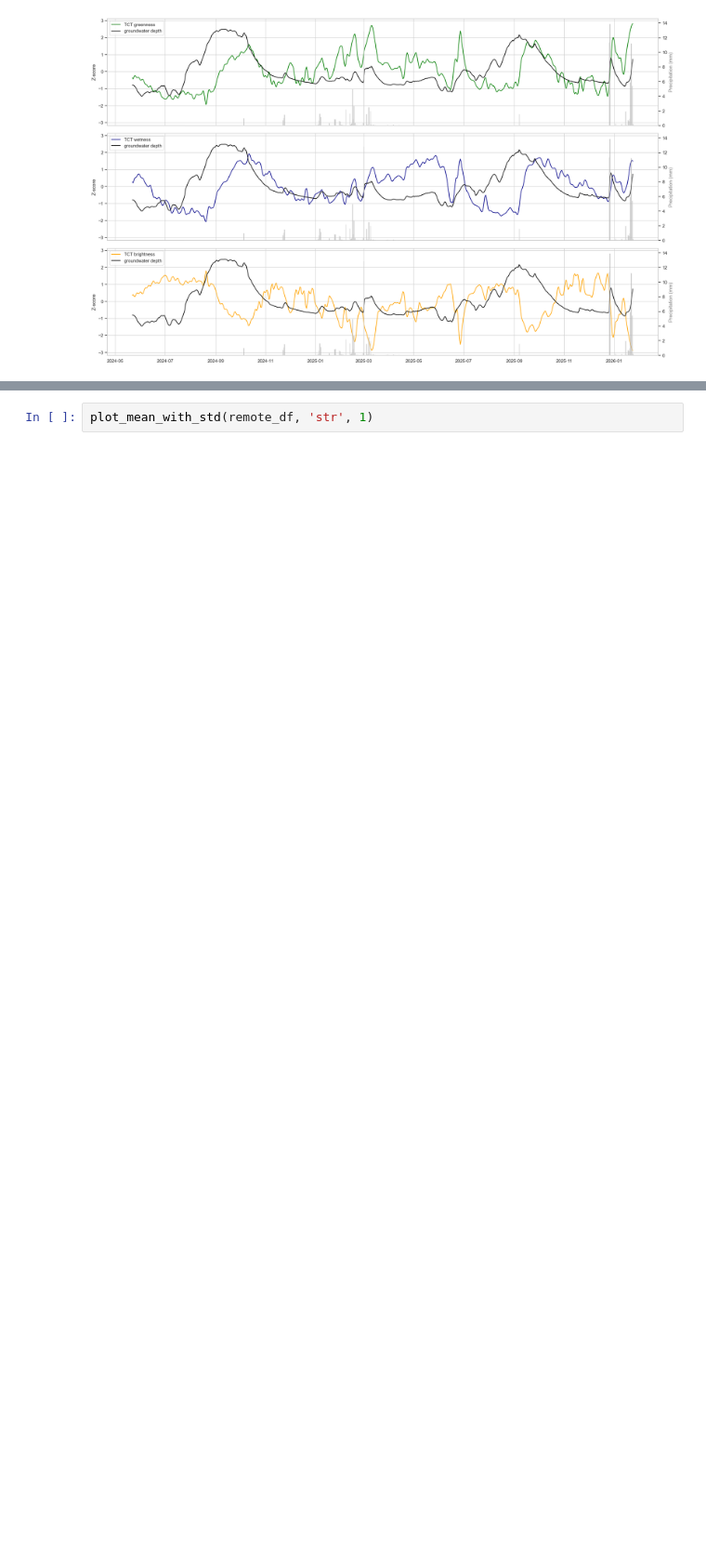
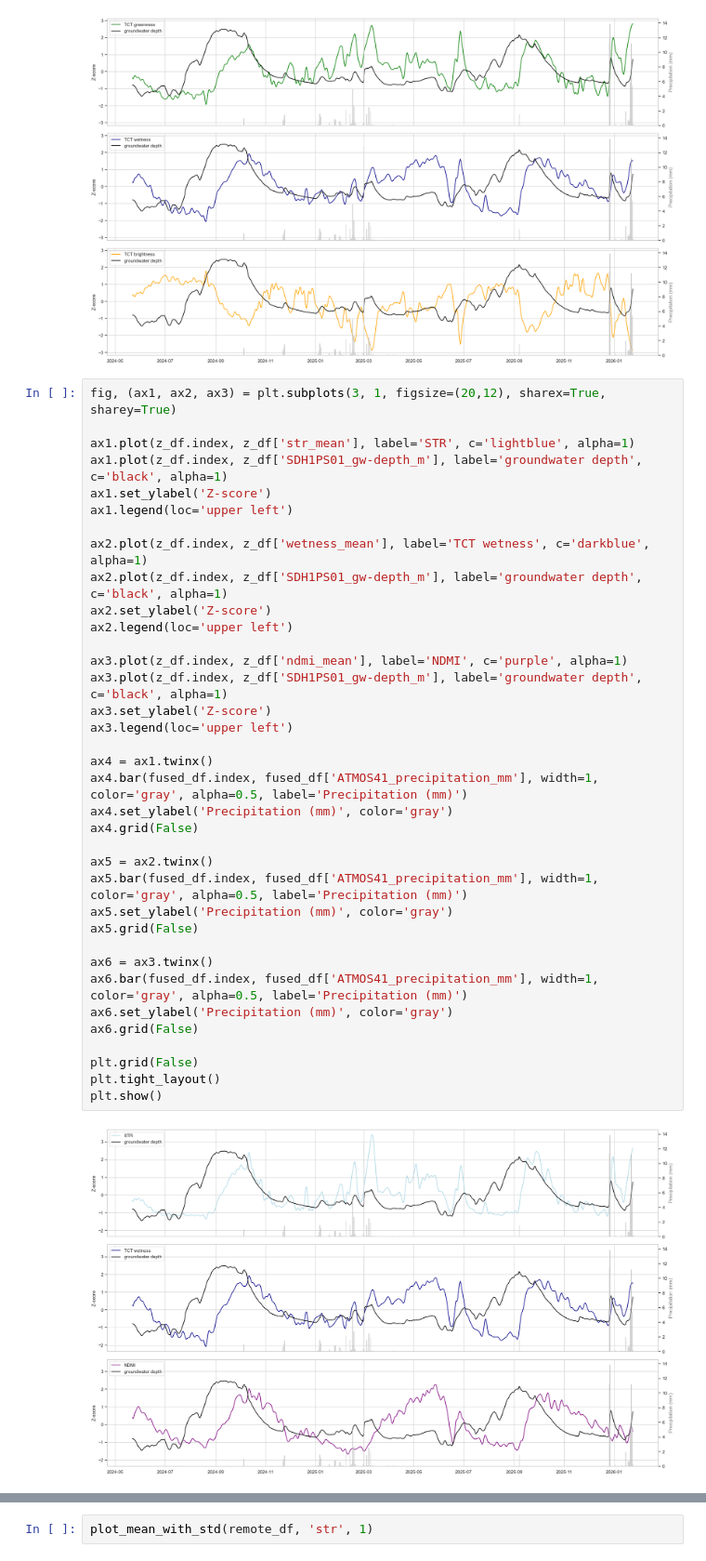
Before and after one commit to pibonacic/groundwater-remote-sensing, a Jupyter notebook: code/random_points_exploration.ipynb, the cells around one changed output, grey strips where cells are left out. Shown at 93% size. Saved outputs shown, nothing was run; the diff lists cells and outputs as text; blank space fills up the shorter version.

```diff
--- a/code/random_points_exploration.ipynb
+++ b/code/random_points_exploration.ipynb
@@ -85,6 +102,44 @@ plt.tight_layout()
 plt.show()
 # %% [output]
 [figure]
+# %%
+fig, (ax1, ax2, ax3) = plt.subplots(3, 1, figsize=(20,12), sharex=True, sharey=True)
+
+ax1.plot(z_df.index, z_df['str_mean'], label='STR', c='lightblue', alpha=1)
+ax1.plot(z_df.index, z_df['SDH1PS01_gw-depth_m'], label='groundwater depth', c='black', alpha=1)
+ax1.set_ylabel('Z-score')
+ax1.legend(loc='upper left')
+
+ax2.plot(z_df.index, z_df['wetness_mean'], label='TCT wetness', c='darkblue', alpha=1)
+ax2.plot(z_df.index, z_df['SDH1PS01_gw-depth_m'], label='groundwater depth', c='black', alpha=1)
+ax2.set_ylabel('Z-score')
+ax2.legend(loc='upper left')
+
+ax3.plot(z_df.index, z_df['ndmi_mean'], label='NDMI', c='purple', alpha=1)
+ax3.plot(z_df.index, z_df['SDH1PS01_gw-depth_m'], label='groundwater depth', c='black', alpha=1)
+ax3.set_ylabel('Z-score')
+ax3.legend(loc='upper left')
+
+ax4 = ax1.twinx()
+ax4.bar(fused_df.index, fused_df['ATMOS41_precipitation_mm'], width=1, color='gray', alpha=0.5, label='Precipitation (mm)')
+ax4.set_ylabel('Precipitation (mm)', color='gray')
+ax4.grid(False)
+
+ax5 = ax2.twinx()
+ax5.bar(fused_df.index, fused_df['ATMOS41_precipitation_mm'], width=1, color='gray', alpha=0.5, label='Precipitation (mm)')
+ax5.set_ylabel('Precipitation (mm)', color='gray')
+ax5.grid(False)
+
+ax6 = ax3.twinx()
+ax6.bar(fused_df.index, fused_df['ATMOS41_precipitation_mm'], width=1, color='gray', alpha=0.5, label='Precipitation (mm)')
+ax6.set_ylabel('Precipitation (mm)', color='gray')
+ax6.grid(False)
+
+plt.grid(False)
+plt.tight_layout()
+plt.show()
+# %% [output]
+[figure, added]
 # %%
 def wide_to_long(dataframe: pd.DataFrame) -> pd.DataFrame:
     """Transforms a dataframe from wide to long format, keeping the index as the identifier.
```
Also changed, not shown: parts of 2 cells of this notebook, 3 other files.
